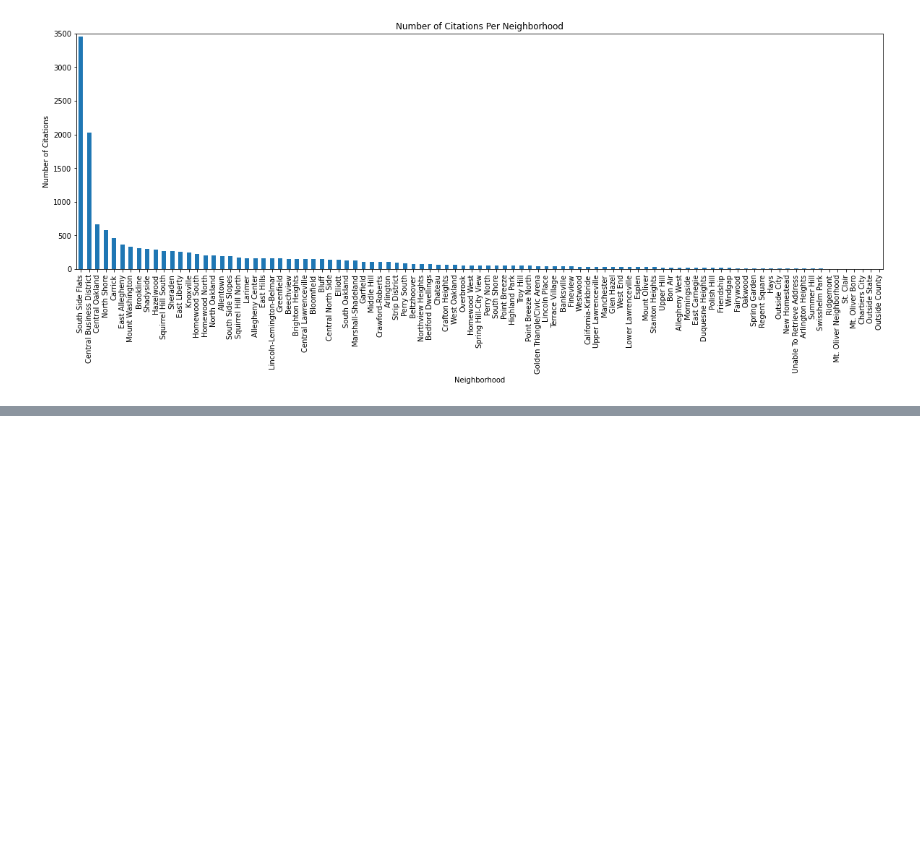
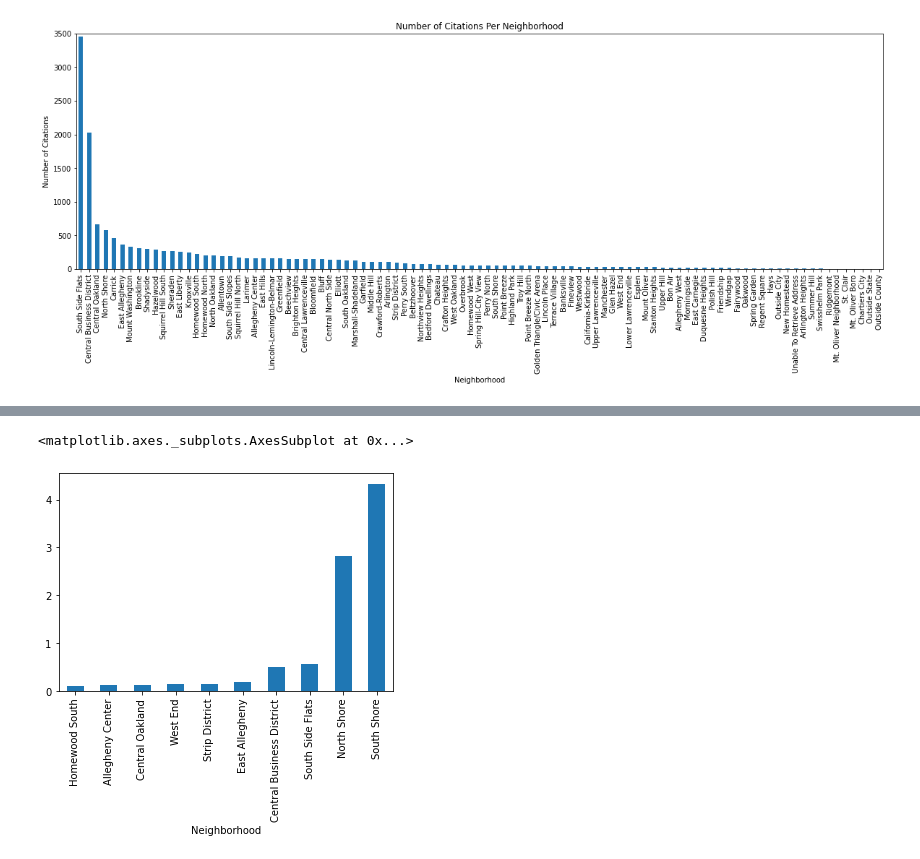
Before and after one commit to GregBetron/big-ideas-final, a Jupyter notebook: Citations.ipynb, the cells around one changed output, grey strips where cells are left out. Saved outputs shown, nothing was run; the diff lists cells and outputs as text; code cells hidden in the pictures; blank space fills up the shorter version.

```diff
--- a/Citations.ipynb
+++ b/Citations.ipynb
@@ -101,0 +295,3 @@ signif.plot.bar()
+# %%
+worst = capita_prune.iloc[77:]
+worst
@@ -101,0 +318,5 @@ signif.plot.bar()
+# %%
+worst.plot.bar()
+# %% [output]
+<matplotlib.axes._subplots.AxesSubplot at 0x...>
+[figure, added]
```
Also changed, not shown: parts of 44 cells of this notebook.
